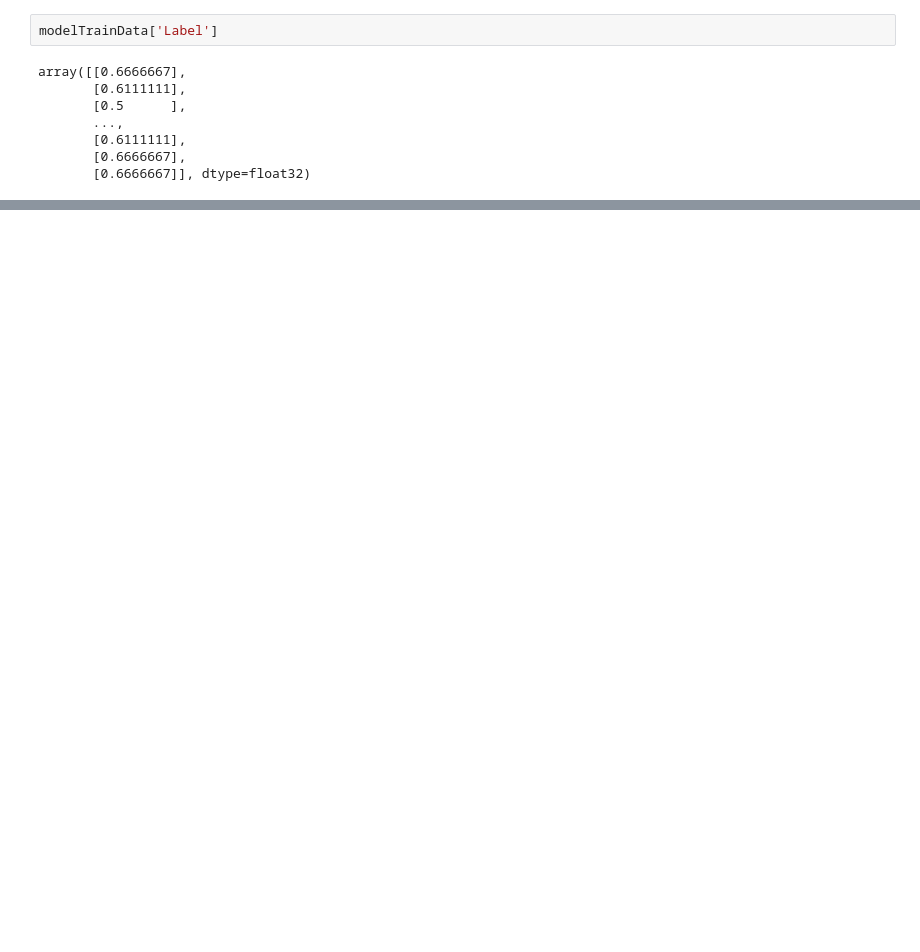
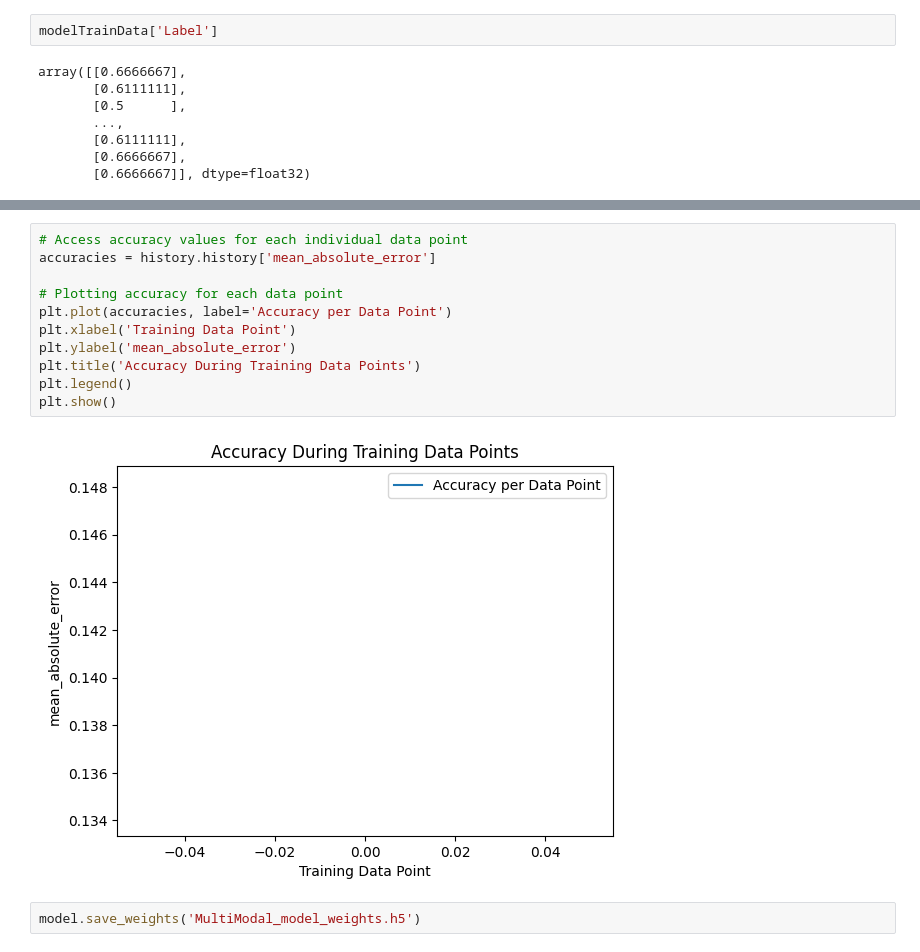
Before and after one commit to nanduladeepak/Multi-Modal-Centiment, a Jupyter notebook: model/runningCode.ipynb, the cells around one changed output, grey strips where cells are left out. Saved outputs shown, nothing was run; the diff lists cells and outputs as text; blank space fills up the shorter version.

```diff
--- a/model/runningCode.ipynb
+++ b/model/runningCode.ipynb
@@ -487,0 +550,15 @@ loaded_model = tf.keras.models.load_model('./savedModel1')
+# %%
+# Access accuracy values for each individual data point
+accuracies = history.history['mean_absolute_error']
+
+# Plotting accuracy for each data point
+plt.plot(accuracies, label='Accuracy per Data Point')
+plt.xlabel('Training Data Point')
+plt.ylabel('mean_absolute_error')
+plt.title('Accuracy During Training Data Points')
+plt.legend()
+plt.show()
+# %% [output]
+[figure, added]
+# %%
+model.save_weights('MultiModal_model_weights.h5')
```
Also changed, not shown: parts of 44 cells of this notebook.
